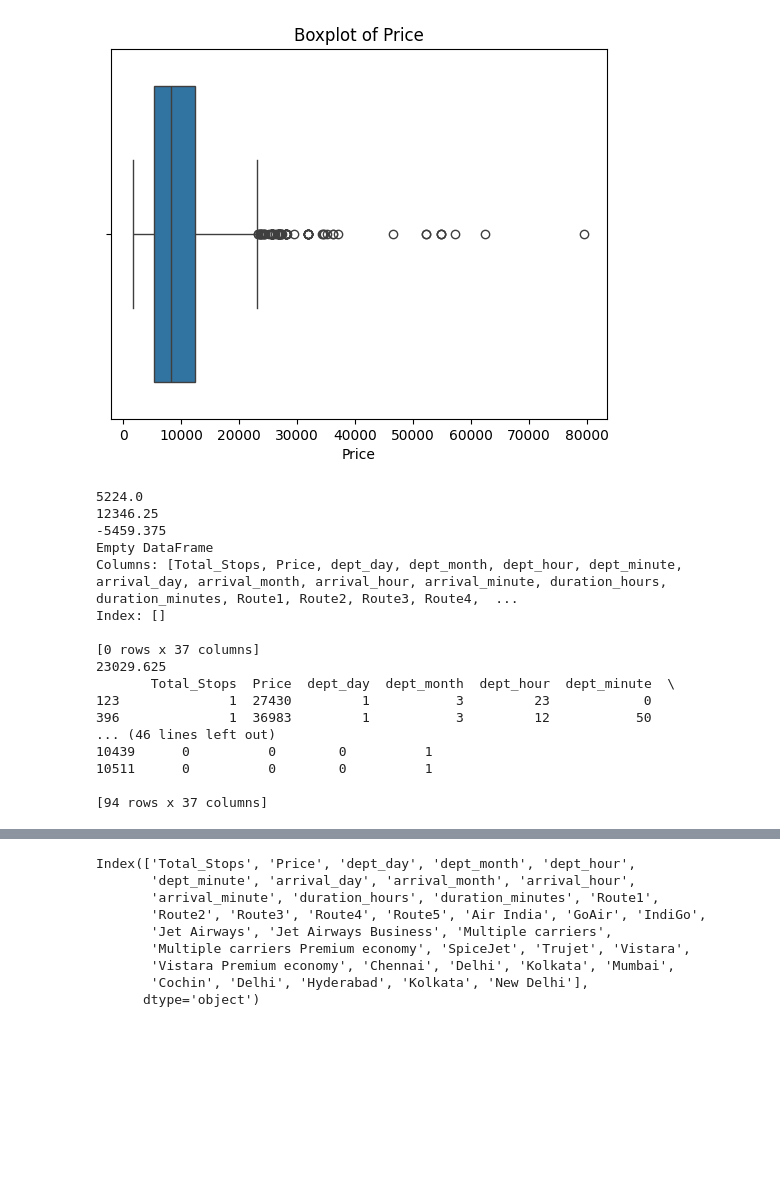
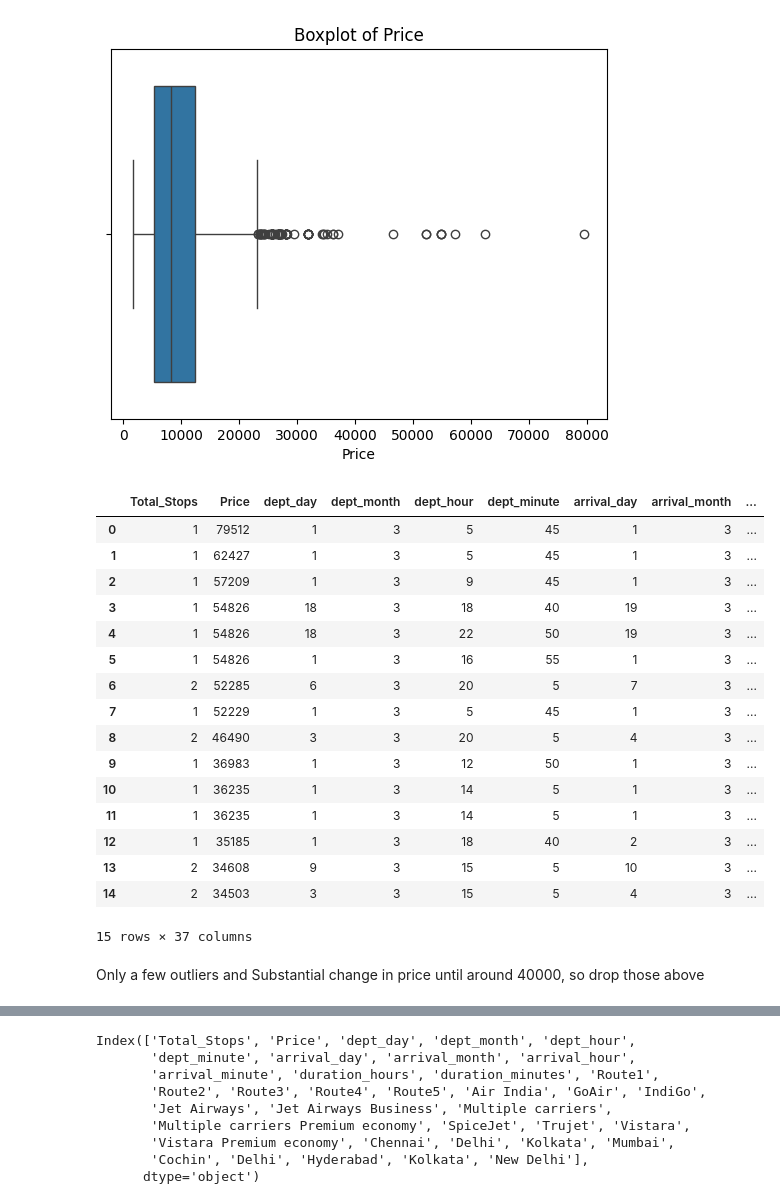
Before and after one commit to stevenhan777/Flight-Price-Prediction-Project, a Jupyter notebook: notebook/EDA_FLIGHT_PRICE.ipynb, the cells around one changed output, grey strips where cells are left out. Cells and saved outputs as stored; diff of their text form; code cells hidden in the pictures; blank space fills up the shorter version.

```diff
--- a/notebook/EDA_FLIGHT_PRICE.ipynb
+++ b/notebook/EDA_FLIGHT_PRICE.ipynb
@@ -779,36 +798,3 @@ plt.title("Boxplot of Price")
 plt.show()
 # %% [output]
 [figure]
-# %%
-# calculate quartile for outliers
-
-q1, q3 = np.percentile(df['Price'], [25, 75])
-print(q1)
-print(q3)
-iqr = q3 - q1
-lower_bound = q1 - 1.5 * iqr
-upper_bound = q3 + 1.5 * iqr
-
-print(lower_bound)
-print(df[df['Price'] < lower_bound])
-
-print(upper_bound)
-print(df[df['Price'] > upper_bound])
-# %% [output]
-5224.0
-12346.25
--5459.375
-Empty DataFrame
-Columns: [Total_Stops, Price, dept_day, dept_month, dept_hour, dept_minute, arrival_day, arrival_month, arrival_hour, arrival_minute, duration_hours, duration_minutes, Route1, Route2, Route3, Route4,  ...
-Index: []
-
-[0 rows x 37 columns]
-23029.625
-       Total_Stops  Price  dept_day  dept_month  dept_hour  dept_minute  \
-123              1  27430         1           3         23            0
-396              1  36983         1           3         12           50
-... (46 lines left out)
-10439      0          0        0          1
-10511      0          0        0          1
-
-[94 rows x 37 columns]
@@ -817,0 +801,24 @@ df['Price']=np.where(df['Price']>upper_bound,df['Price'].median(),df['Price'])
+# %%
+# Sort by highest price to examine outliers
+high_price = df.sort_values(by='Price', ascending=False)
+high_price.head(15)
+# %% [output]
+|  | Total_Stops | Price | dept_day | dept_month | dept_hour | dept_minute | arrival_day | arrival_month | ... |
+| 0 | 1 | 79512 | 1 | 3 | 5 | 45 | 1 | 3 | ... |
+| 1 | 1 | 62427 | 1 | 3 | 5 | 45 | 1 | 3 | ... |
+| 2 | 1 | 57209 | 1 | 3 | 9 | 45 | 1 | 3 | ... |
+| 3 | 1 | 54826 | 18 | 3 | 18 | 40 | 19 | 3 | ... |
+| 4 | 1 | 54826 | 18 | 3 | 22 | 50 | 19 | 3 | ... |
+| 5 | 1 | 54826 | 1 | 3 | 16 | 55 | 1 | 3 | ... |
+| 6 | 2 | 52285 | 6 | 3 | 20 | 5 | 7 | 3 | ... |
+| 7 | 1 | 52229 | 1 | 3 | 5 | 45 | 1 | 3 | ... |
+| 8 | 2 | 46490 | 3 | 3 | 20 | 5 | 4 | 3 | ... |
+| 9 | 1 | 36983 | 1 | 3 | 12 | 50 | 1 | 3 | ... |
+| 10 | 1 | 36235 | 1 | 3 | 14 | 5 | 1 | 3 | ... |
+| 11 | 1 | 36235 | 1 | 3 | 14 | 5 | 1 | 3 | ... |
+| 12 | 1 | 35185 | 1 | 3 | 18 | 40 | 2 | 3 | ... |
+| 13 | 2 | 34608 | 9 | 3 | 15 | 5 | 10 | 3 | ... |
+| 14 | 2 | 34503 | 3 | 3 | 15 | 5 | 4 | 3 | ... |
+15 rows × 37 columns
+# %% [markdown]
+Only a few outliers and Substantial change in price until around 40000, so drop those above
```
Also changed, not shown: parts of 59 cells of this notebook, 18 other files.
